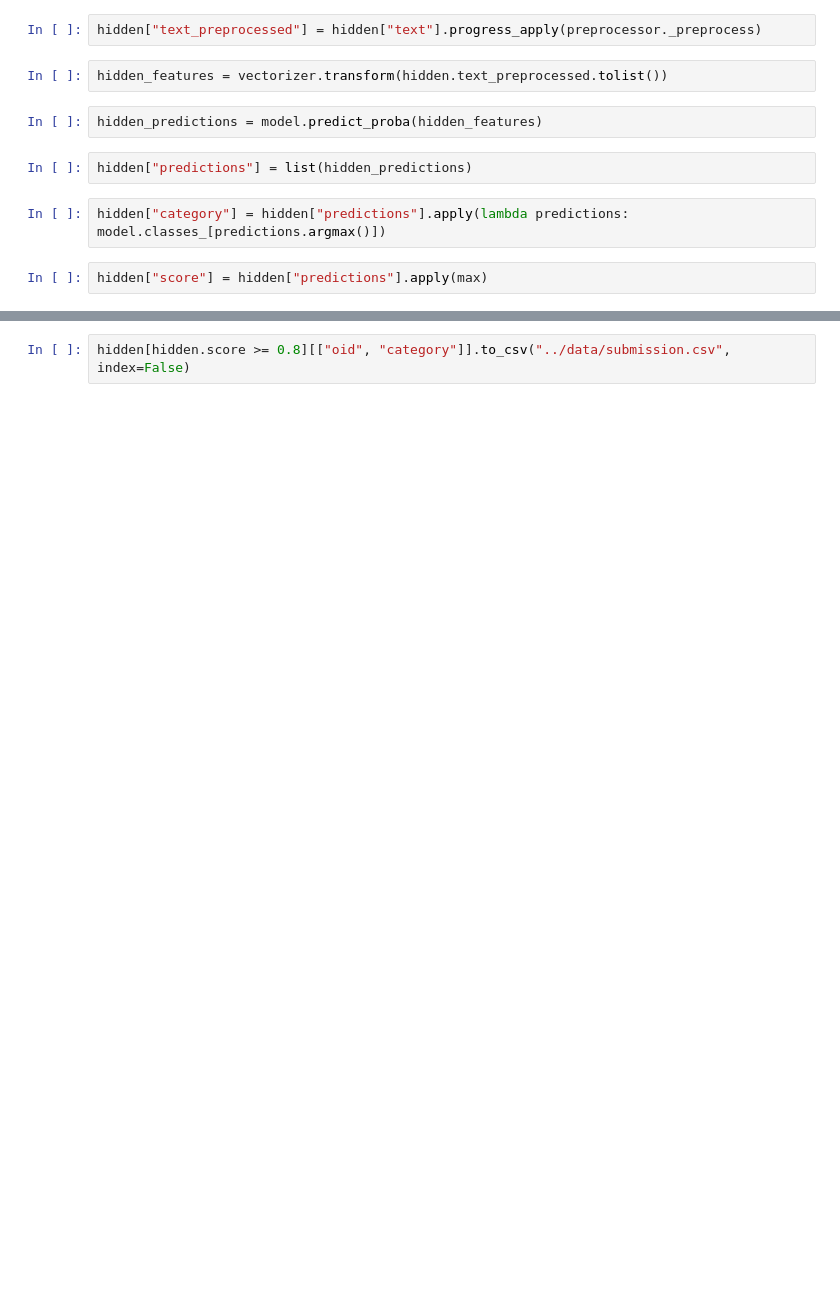
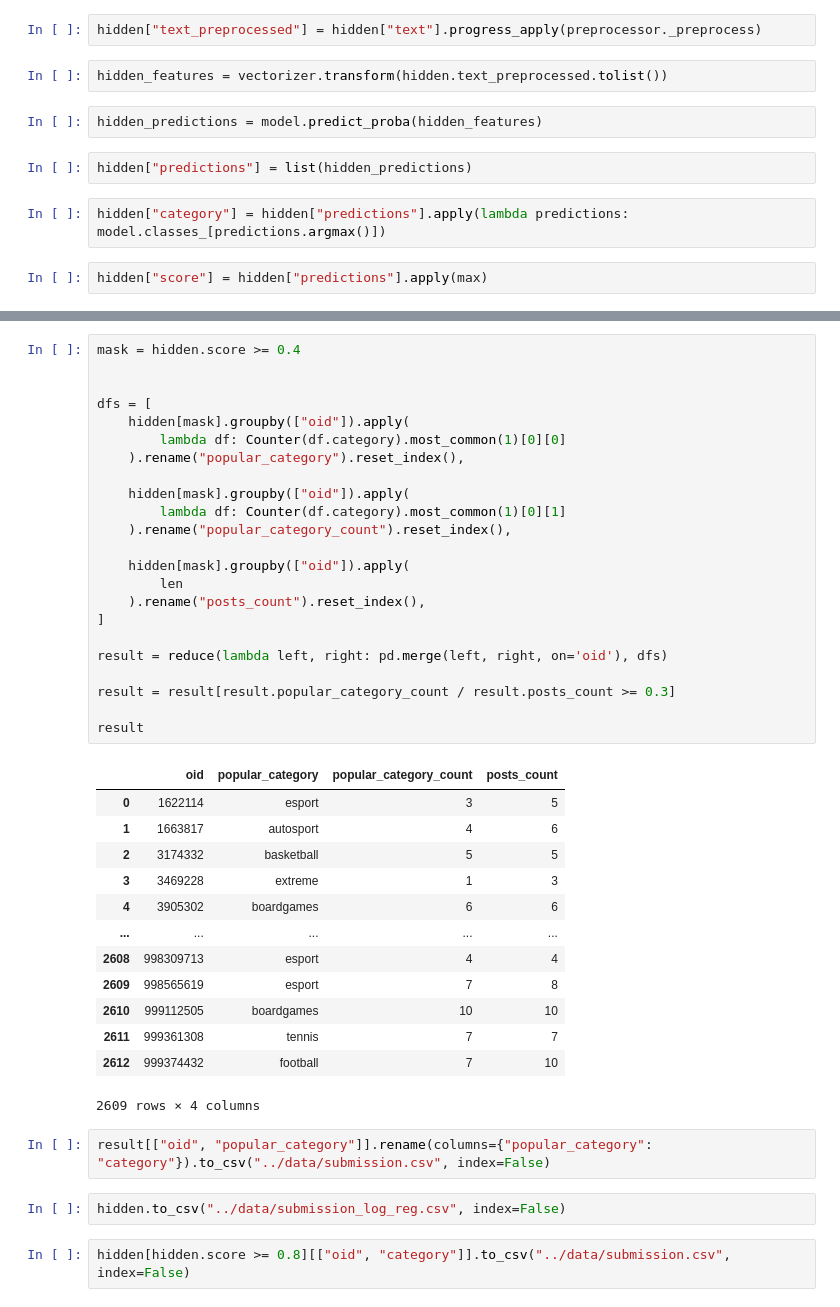
Before and after one commit to vladislavkruglikov/classifier, a Jupyter notebook: notebooks/example.ipynb, the cells around one changed output, grey strips where cells are left out. Saved outputs shown, nothing was run; the diff lists cells and outputs as text; blank space fills up the shorter version.

```diff
--- a/notebooks/example.ipynb
+++ b/notebooks/example.ipynb
@@ -85,2 +119,43 @@ hidden["score"] = hidden["predictions"].apply(max)
+# %%
+mask = hidden.score >= 0.4
+
+
+dfs = [
+    hidden[mask].groupby(["oid"]).apply(
+        lambda df: Counter(df.category).most_common(1)[0][0]
+    ).rename("popular_category").reset_index(),
+
+    hidden[mask].groupby(["oid"]).apply(
+        lambda df: Counter(df.category).most_common(1)[0][1]
+    ).rename("popular_category_count").reset_index(),
+
+    hidden[mask].groupby(["oid"]).apply(
+        len
+    ).rename("posts_count").reset_index(),
+]
+
+result = reduce(lambda left, right: pd.merge(left, right, on='oid'), dfs)
+
+result = result[result.popular_category_count / result.posts_count >= 0.3]
+
+result
+# %% [output]
+|  | oid | popular_category | popular_category_count | posts_count |
+| 0 | 1622114 | esport | 3 | 5 |
+| 1 | 1663817 | autosport | 4 | 6 |
+| 2 | 3174332 | basketball | 5 | 5 |
+| 3 | 3469228 | extreme | 1 | 3 |
+| 4 | 3905302 | boardgames | 6 | 6 |
+| ... | ... | ... | ... | ... |
+| 2608 | 998309713 | esport | 4 | 4 |
+| 2609 | 998565619 | esport | 7 | 8 |
+| 2610 | 999112505 | boardgames | 10 | 10 |
+| 2611 | 999361308 | tennis | 7 | 7 |
+| 2612 | 999374432 | football | 7 | 10 |
+2609 rows × 4 columns
+# %%
+result[["oid", "popular_category"]].rename(columns={"popular_category": "category"}).to_csv("../data/submission.csv", index=False)
+# %%
+hidden.to_csv("../data/submission_log_reg.csv", index=False)
 # %%
 hidden[hidden.score >= 0.8][["oid", "category"]].to_csv("../data/submission.csv", index=False)
```
Also changed, not shown: parts of 4 cells of this notebook, 2 other files.
